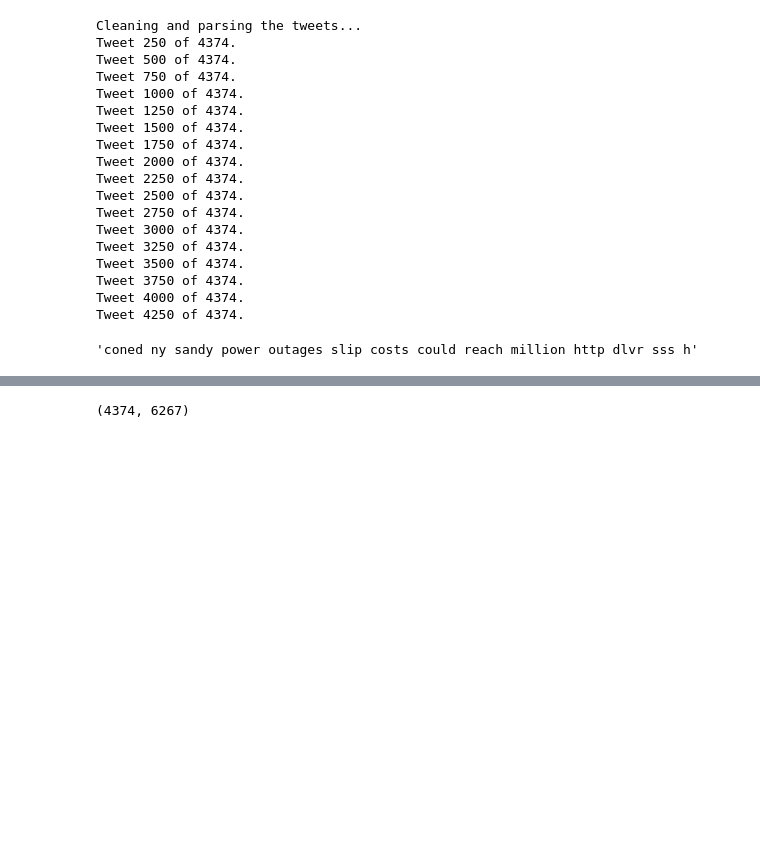
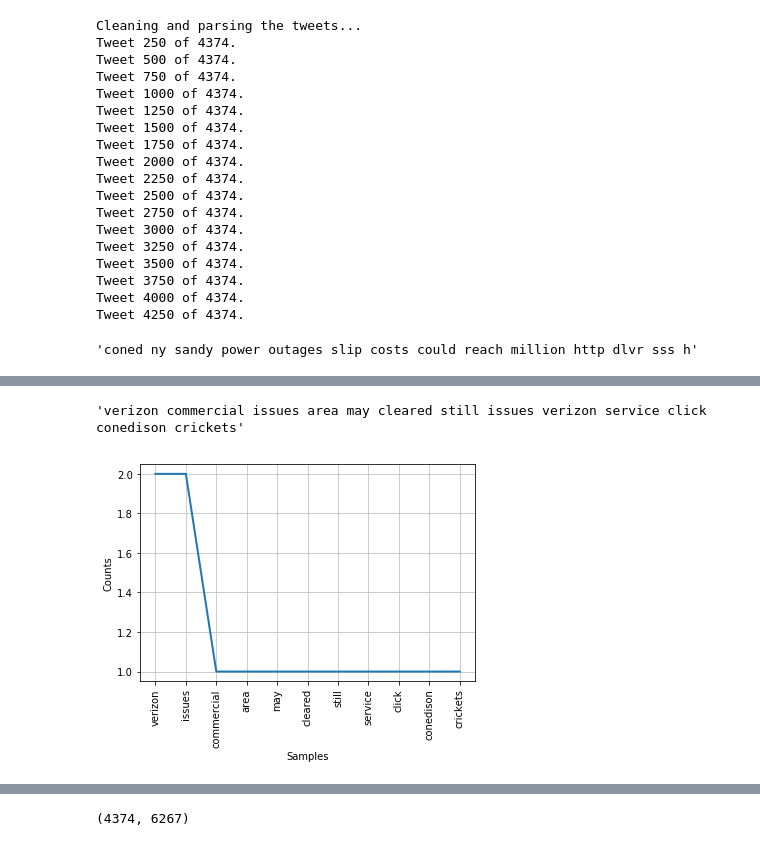
Before and after one commit to iceberg425/Client_Project, a Jupyter notebook: Client_Project_John.ipynb, the cells around one changed output, grey strips where cells are left out. Saved outputs shown, nothing was run; the diff lists cells and outputs as text; code cells hidden in the pictures; blank space fills up the shorter version.

```diff
--- a/Client_Project_John.ipynb
+++ b/Client_Project_John.ipynb
@@ -795,3 +795,24 @@ clean_X[0]
 #     for lemmed in lemmed_tokes:
 #         comb += lemmed + ' '
 #     return comb
+# %%
+# Instantiate Tokenizer
+tokenizer = RegexpTokenizer(r'\b[^\d\W]+\b') # Regex here says to get full words but exclude digits
+
+# Tokenizer Tweets
+dirty_tweet_tokens = [tokenizer.tokenize(token.lower().strip()) for token in tweets['text']]
+
+# Initialize master list to populate
+master_tweet_tokens = []
+
+# For each dirty tweet, get list of clean tokens and append to master_tweet_tokens
+for tweet in dirty_tweet_tokens:
+    # Create template for clean tokens to populate for this particular tweet
+    clean_tweet_tokens = []
+    # For each word/token in tweet, make sure it is not a stopword or URL piece or main search term
+    for word in tweet:
+        if ((word not in stopwords.words('english')) and (word not in ['http','https','www','com','@','...','…'])):
+            # Now extract it into clean token list
+            clean_tweet_tokens.append(word)
+    # Append this list of tokens to the master list
+    master_tweet_tokens.append(clean_tweet_tokens)
@@ -797,0 +884,10 @@ clean_X[0]
+# %%
+' '.join(master_tweet_tokens[3])
+# %% [output]
+'verizon commercial issues area may cleared still issues verizon service click conedison crickets'
+# %%
+fdist = nltk.FreqDist(master_tweet_tokens[3])
+# %%
+fdist.plot()
+# %% [output]
+[figure, added]
```
Also changed, not shown: parts of 16 cells of this notebook, 2 other files.
